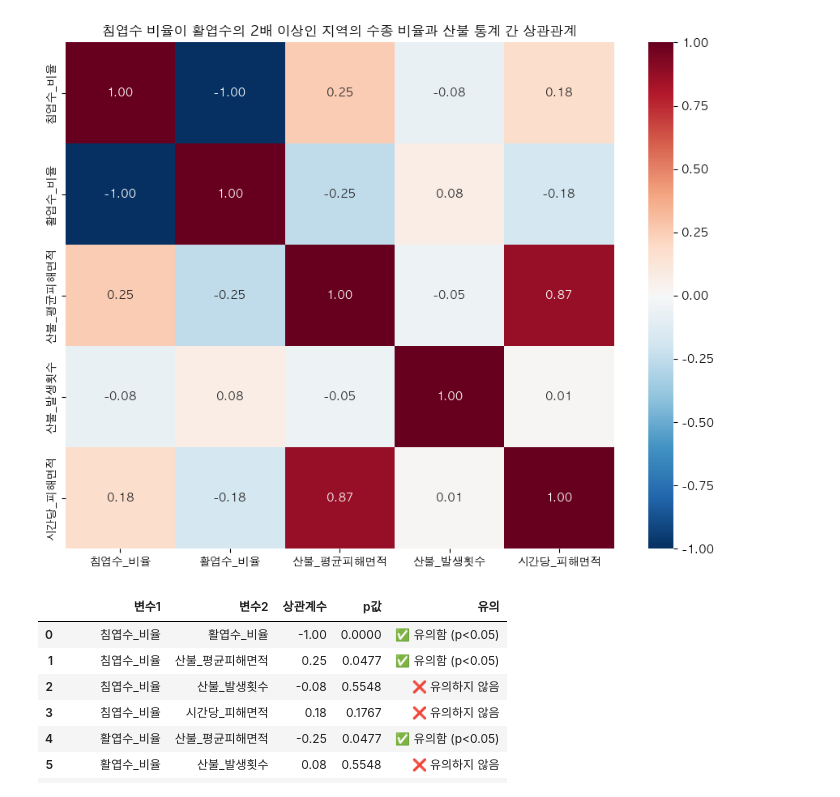
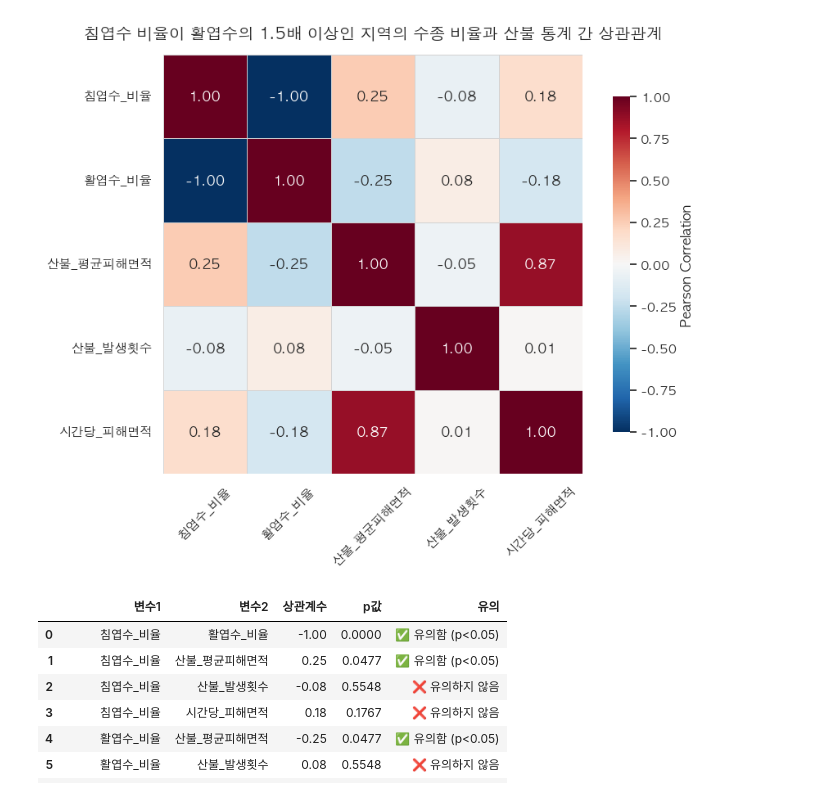
Before and after one commit to ta3wook/type2fire, a Jupyter notebook: notebooks/04_correlation_and_regression.ipynb, the cells around one changed output. Cells and saved outputs as stored; diff of their text form; code cells hidden in the pictures.

```diff
--- a/notebooks/04_correlation_and_regression.ipynb
+++ b/notebooks/04_correlation_and_regression.ipynb
@@ -32,36 +32,51 @@ merged["산불_평균피해면적"] = merged["산불_피해면적합계"] / merg
 merged["시간당_피해면적"] = merged["산불_피해면적합계"] / merged["산불_진화시간합계"]
 merged = merged.drop_duplicates(subset=["동리"])
 # 🔹 6. 예외값 + 침엽수 조건 필터링
 merged = merged[
     (merged["산불_발생횟수"] > 0) &
     (merged["산불_진화시간합계"] > 0) &
     (merged["산불_평균피해면적"] > 5000) &
     (merged["침엽수_비율"] > merged["활엽수_비율"] * 1.5)
 ]
 display(merged.head(10))
 # 🔹 7. 상관분석 대상 컬럼 선택
 corr_cols = ["침엽수_비율", "활엽수_비율", "산불_평균피해면적", "산불_발생횟수", "시간당_피해면적"]
 correlation = merged[corr_cols].corr()
 
 # 🔹 8. 히트맵 시각화
 plt.figure(figsize=(9, 7))
-sns.heatmap(correlation, annot=True, cmap="RdBu_r", fmt=".2f")
-plt.title("침엽수 비율이 활엽수의 2배 이상인 지역의 수종 비율과 산불 통계 간 상관관계")
+sns.set(style="white", font_scale=1.1)
+sns.set(font='AppleGothic')
+
+sns.heatmap(
+    correlation,
+    annot=True,             # 셀 안에 값 표시
+    fmt=".2f",              # 소수점 2자리
+    cmap="RdBu_r",          # 색상 팔레트 (양/음 구분)
+    linewidths=0.5,         # 셀 테두리 선
+    linecolor='lightgray',  # 테두리 색
+    square=True,            # 셀을 정사각형으로
+    cbar_kws={"shrink": 0.8, "label": "Pearson Correlation"}  # 컬러바 설정
+)
+
+plt.title("침엽수 비율이 활엽수의 1.5배 이상인 지역의 수종 비율과 산불 통계 간 상관관계", fontsize=14, pad=15)
+plt.xticks(rotation=45)
+plt.yticks(rotation=0)
 plt.tight_layout()
 plt.show()
 # %% [output]
 |  | 동리 | 침엽수_비율 | 활엽수_비율 | 총산림면적 | 리코드 | 산불_피해면적합계 | 산불_발생횟수 | 산불_진화시간합계 | 산불_평균피해면적 | 시간당_피해면적 |
 | 429 | 강천리 | 60.44 | 39.56 | 1.239652e+07 | 4167037027 | 9500.0 | 1.0 | 994.0 | 9500.000000 | 9.557344 |
 | 464 | 개운리 | 70.65 | 29.35 | 2.496717e+06 | 5172035229 | 8600.0 | 1.0 | 204.0 | 8600.000000 | 42.156863 |
 | 471 | 개포리 | 61.64 | 38.36 | 5.338368e+06 | 4783035036 | 18000.0 | 1.0 | 1486.0 | 18000.000000 | 12.113055 |
 | 967 | 관화리 | 77.05 | 22.95 | 3.021357e+06 | 4784031045 | 90100.0 | 2.0 | 1350.0 | 45050.000000 | 66.740741 |
 | 1086 | 괴시리 | 78.15 | 21.85 | 4.261557e+06 | 4777036031 | 30000.0 | 1.0 | 332.0 | 30000.000000 | 90.361446 |
 | 1704 | 금송리 | 65.92 | 34.08 | 1.196939e+07 | 4682041022 | 7000.0 | 1.0 | 244.0 | 7000.000000 | 28.688525 |
 | 1806 | 기곡리 | 62.20 | 37.80 | 5.608124e+07 | 2771033023 | 56800.0 | 2.0 | 1493.0 | 28400.000000 | 38.044206 |
 | 1906 | 김흥리 | 64.04 | 35.96 | 7.740873e+06 | 2771026228 | 31800.0 | 1.0 | 953.0 | 31800.000000 | 33.368311 |
 | 1965 | 난지도리 | 65.86 | 34.14 | 3.265836e+06 | 4427032026 | 16000.0 | 2.0 | 989.0 | 8000.000000 | 16.177958 |
 | 2431 | 녹산리 | 78.95 | 21.05 | 1.956955e+06 | 4687033022 | 24100.0 | 3.0 | 921.0 | 8033.333333 | 26.167210 |
-[figure, old version]
+[figure, new version]
 # %%
 from scipy.stats import pearsonr
 
```
Also changed, not shown: 2 other files.
